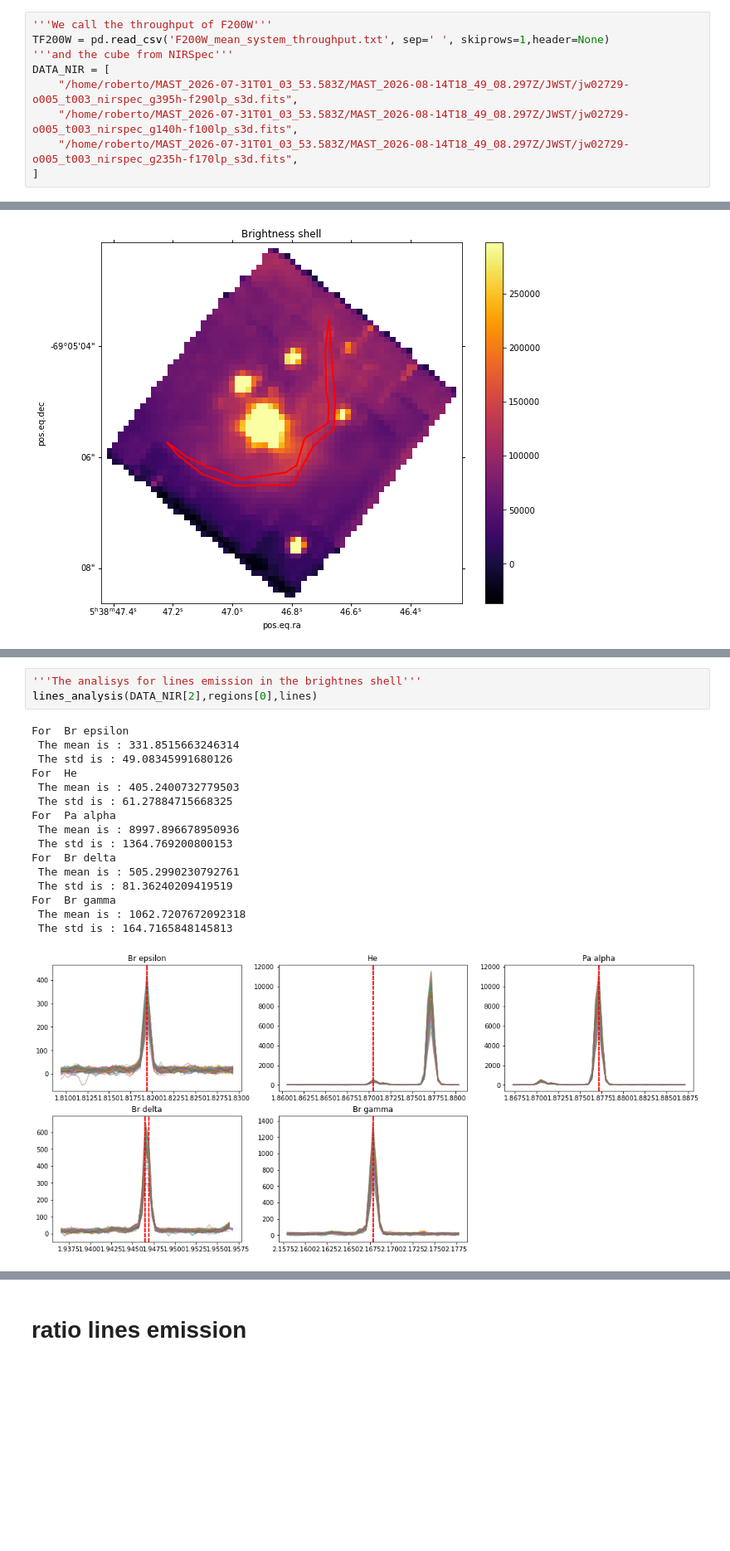
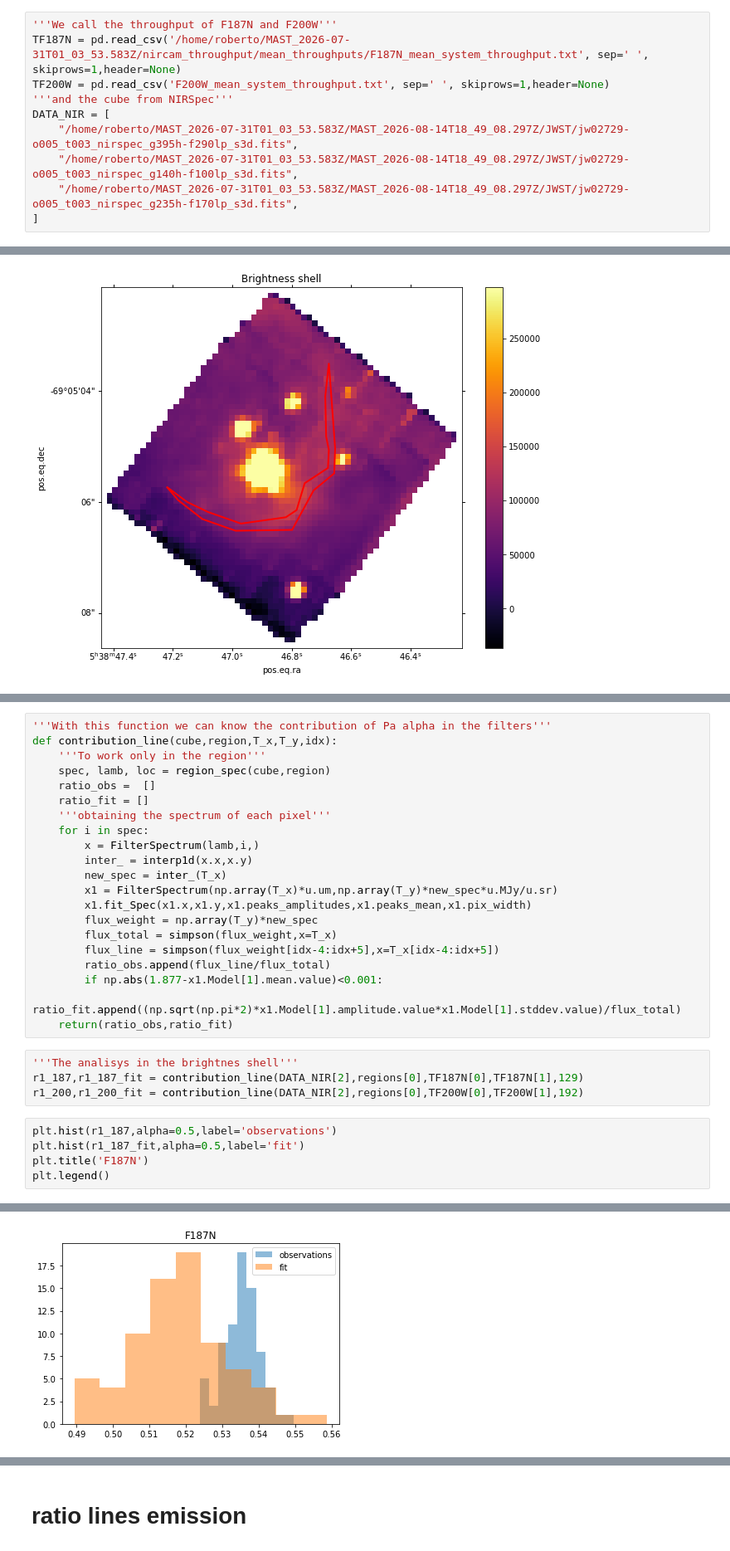
Before and after one commit to will-henney/globule-seminario, a Jupyter notebook: 30Doradus/Fit_to_spectrum_of_NIRSpec.ipynb, the cells around one changed output, grey strips where cells are left out. Shown at 83% size. Drawn from its saved outputs; the diff is of its cells as text; blank space fills up the shorter version.

Commit message:
Contribution of Pa alpha section was added. Now we know the contibution of Pa alpha in F187N and F200W filters. This was considered the throughputs.

```diff
--- a/30Doradus/Fit_to_spectrum_of_NIRSpec.ipynb
+++ b/30Doradus/Fit_to_spectrum_of_NIRSpec.ipynb
@@ -275,5 +273,6 @@ We watn tot know the cariations of the lines emission in different regions, for
 # %%
-'''We call the throughput of F200W'''
+'''We call the throughput of F187N and F200W'''
+TF187N = pd.read_csv('/home/roberto/MAST_2026-07-31T01_03_53.583Z/nircam_throughput/mean_throughputs/F187N_mean_system_throughput.txt', sep=' ', skiprows=1,header=None)
 TF200W = pd.read_csv('F200W_mean_system_throughput.txt', sep=' ', skiprows=1,header=None)
 '''and the cube from NIRSpec'''
 DATA_NIR = [
@@ -367,20 +342,31 @@ def lines_analysis(cube,region,lines):
+# %%
+'''With this function we can know the contribution of Pa alpha in the filters'''
+def contribution_line(cube,region,T_x,T_y,idx):
+    '''To work only in the region'''
+    spec, lamb, loc = region_spec(cube,region)
+    ratio_obs =  []
+    ratio_fit = []
+    '''obtaining the spectrum of each pixel'''
+    for i in spec:
+        x = FilterSpectrum(lamb,i,)
+        inter_ = interp1d(x.x,x.y)
+        new_spec = inter_(T_x)
+        x1 = FilterSpectrum(np.array(T_x)*u.um,np.array(T_y)*new_spec*u.MJy/u.sr)
+        x1.fit_Spec(x1.x,x1.y,x1.peaks_amplitudes,x1.peaks_mean,x1.pix_width)
+        flux_weight = np.array(T_y)*new_spec
+        flux_total = simpson(flux_weight,x=T_x)
+        flux_line = simpson(flux_weight[idx-4:idx+5],x=T_x[idx-4:idx+5])
+        ratio_obs.append(flux_line/flux_total)
+        if np.abs(1.877-x1.Model[1].mean.value)<0.001:
+            ratio_fit.append((np.sqrt(np.pi*2)*x1.Model[1].amplitude.value*x1.Model[1].stddev.value)/flux_total)
+    return(ratio_obs,ratio_fit)
 # %%
-'''The analisys for lines emission in the brightnes shell'''
-lines_analysis(DATA_NIR[2],regions[0],lines)
+'''The analisys in the brightnes shell'''
+r1_187,r1_187_fit = contribution_line(DATA_NIR[2],regions[0],TF187N[0],TF187N[1],129)
+r1_200,r1_200_fit = contribution_line(DATA_NIR[2],regions[0],TF200W[0],TF200W[1],192)
-# %% [output]
-For  Br epsilon
- The mean is : 331.8515663246314
- The std is : 49.08345991680126
-For  He
- The mean is : 405.2400732779503
- The std is : 61.27884715668325
-For  Pa alpha
- The mean is : 8997.896678950936
- The std is : 1364.769200800153
-For  Br delta
- The mean is : 505.2990230792761
- The std is : 81.36240209419519
-For  Br gamma
- The mean is : 1062.7207672092318
- The std is : 164.7165848145813
-[figure, removed]
+# %%
+plt.hist(r1_187,alpha=0.5,label='observations')
+plt.hist(r1_187_fit,alpha=0.5,label='fit')
+plt.title('F187N')
+plt.legend()
+# %% [output]
@@ -386,0 +374 @@ For  Br gamma
+[figure, added]
```
Also changed, not shown: parts of 23 cells of this notebook.
